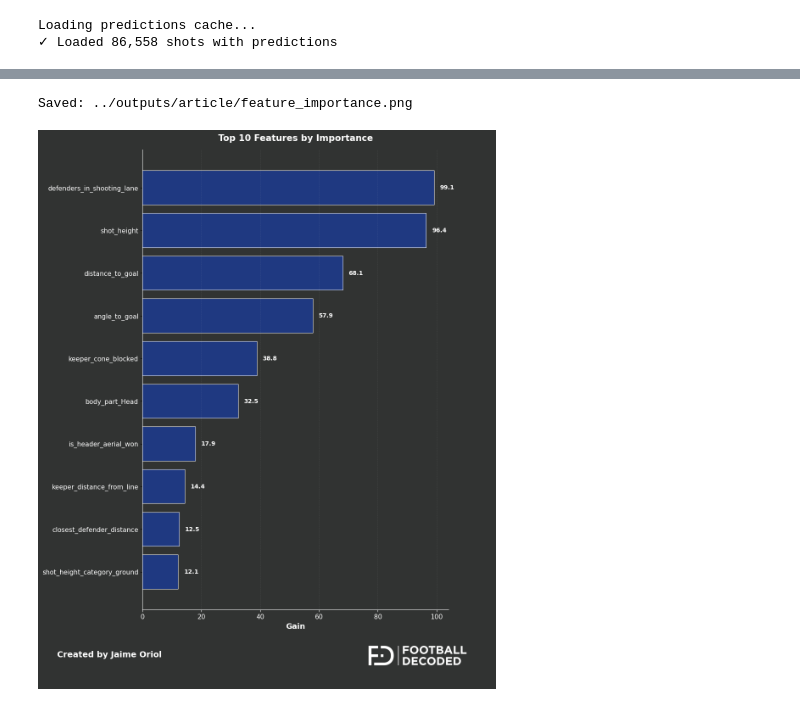
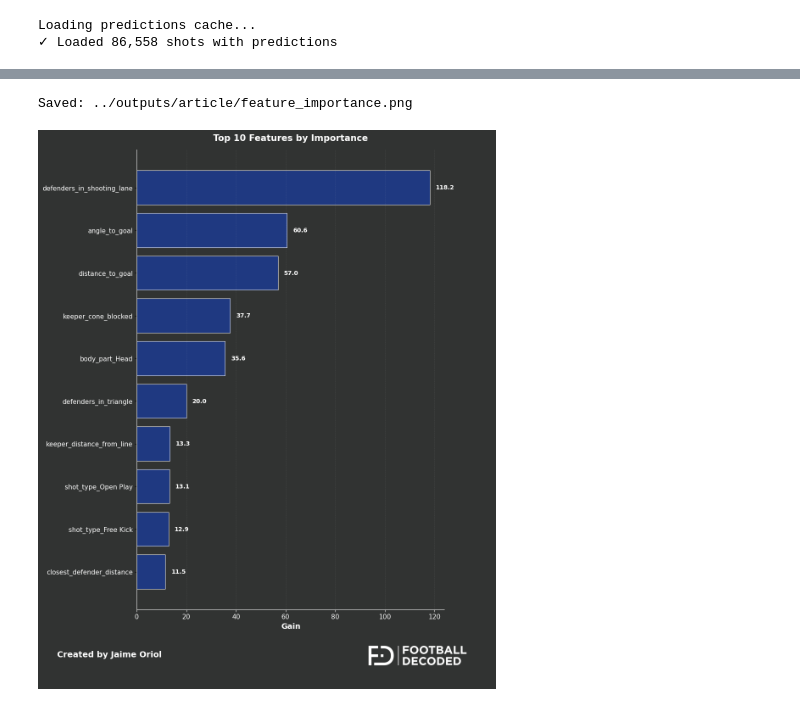
Before and after one commit to jaime-oriol/xG_Model, a Jupyter notebook: notebooks/generate_all_visualizations.ipynb, the cells around one changed output, grey strips where cells are left out. Drawn from its saved outputs; the diff is of its cells as text; code cells hidden in the pictures.

```diff
--- a/notebooks/generate_all_visualizations.ipynb
+++ b/notebooks/generate_all_visualizations.ipynb
@@ -31,14 +31,14 @@ Saved: ../outputs/article/timeline_phases.png
 # %%
 from src.visualization.feature_importance import plot_feature_importance
 
 fig = plot_feature_importance(
-    model_path='../models/phase3_tuned.json',
+    model_path='../models/phase2_tuned.json',
     output_path=output_dir / 'feature_importance.png'
 )
 plt.show()
 # %% [output]
 Saved: ../outputs/article/feature_importance.png
-[figure, old version]
+[figure, new version]
 # %%
 from src.visualization.comparison_scatter import plot_comparison_scatter
 
```
Also changed, not shown: parts of 8 cells of this notebook, 9 other files.
